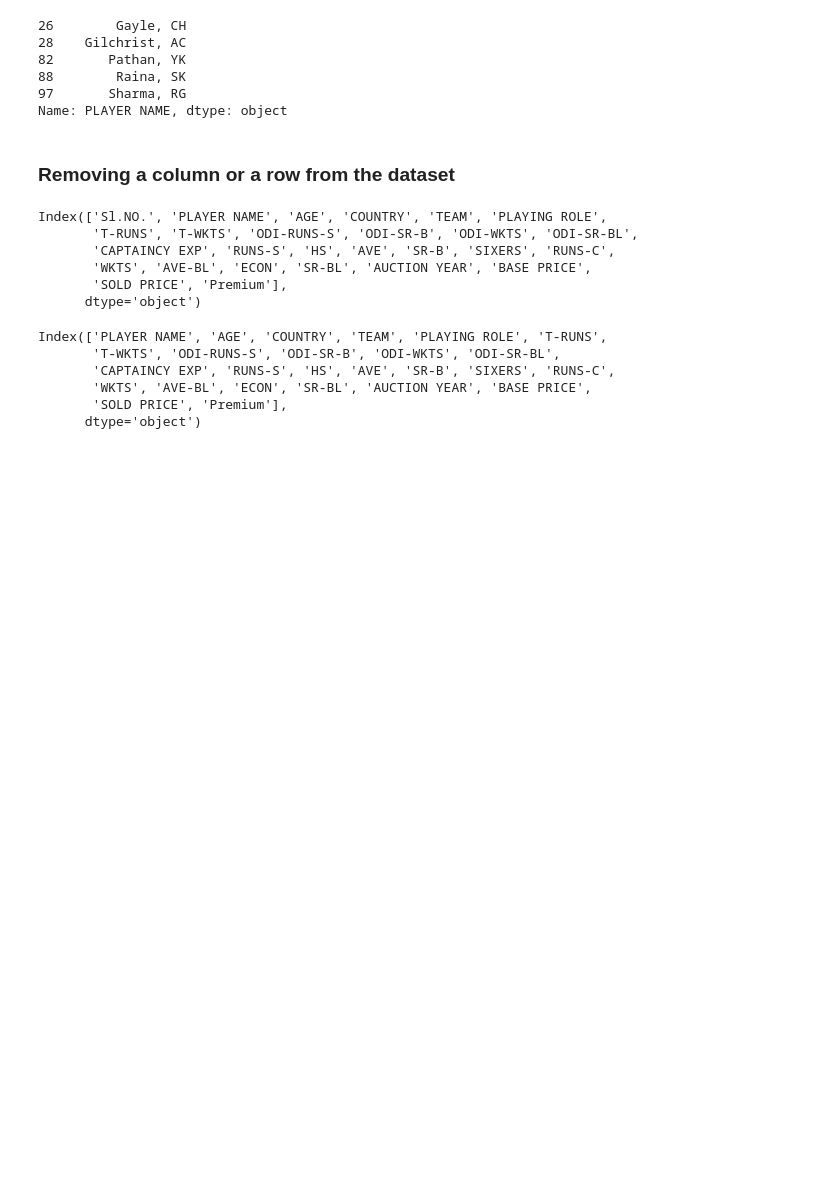
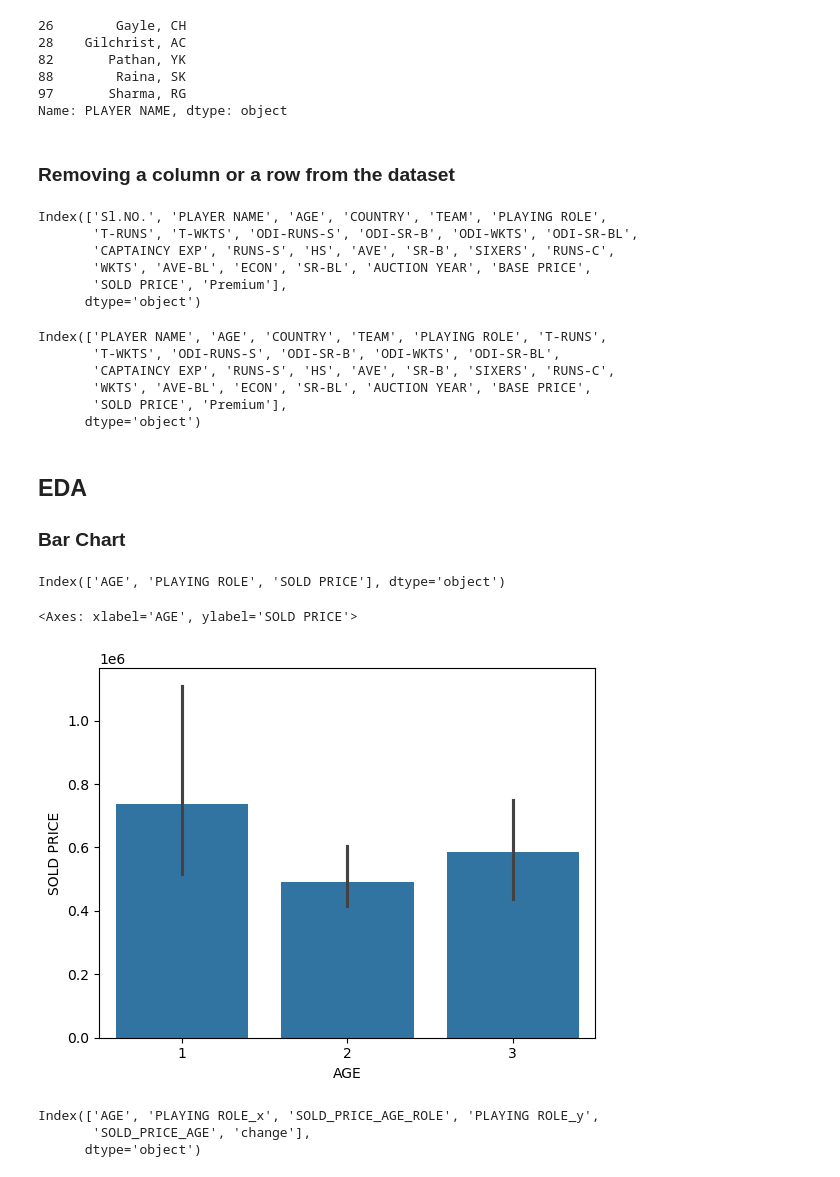
Before and after one commit to rinr2602/Descriptive_Analysis, a Jupyter notebook: ipl_auction_chapter2.ipynb, the cells around one changed output. Saved outputs shown, nothing was run; the diff lists cells and outputs as text; code cells hidden in the pictures; blank space fills up the shorter version.

```diff
--- a/ipl_auction_chapter2.ipynb
+++ b/ipl_auction_chapter2.ipynb
@@ -367,3 +367,6 @@ Index(['PLAYER NAME', 'AGE', 'COUNTRY', 'TEAM', 'PLAYING ROLE', 'T-RUNS',
        'WKTS', 'AVE-BL', 'ECON', 'SR-BL', 'AUCTION YEAR', 'BASE PRICE',
        'SOLD PRICE', 'Premium'],
       dtype='object')
+# %% [markdown]
+## EDA
+### Bar Chart
@@ -369,0 +377,15 @@ Index(['PLAYER NAME', 'AGE', 'COUNTRY', 'TEAM', 'PLAYING ROLE', 'T-RUNS',
+# %%
+sold_price_by_age.columns
+# %% [output]
+Index(['AGE', 'PLAYING ROLE', 'SOLD PRICE'], dtype='object')
+# %%
+sns.barplot(data=sold_price_by_age, y='SOLD PRICE', x='AGE')
+# %% [output]
+<Axes: xlabel='AGE', ylabel='SOLD PRICE'>
+[figure, added]
+# %%
+soldprice_comparison.columns
+# %% [output]
+Index(['AGE', 'PLAYING ROLE_x', 'SOLD_PRICE_AGE_ROLE', 'PLAYING ROLE_y',
+       'SOLD_PRICE_AGE', 'change'],
+      dtype='object')
```
Also changed, not shown: parts of 21 cells of this notebook.
